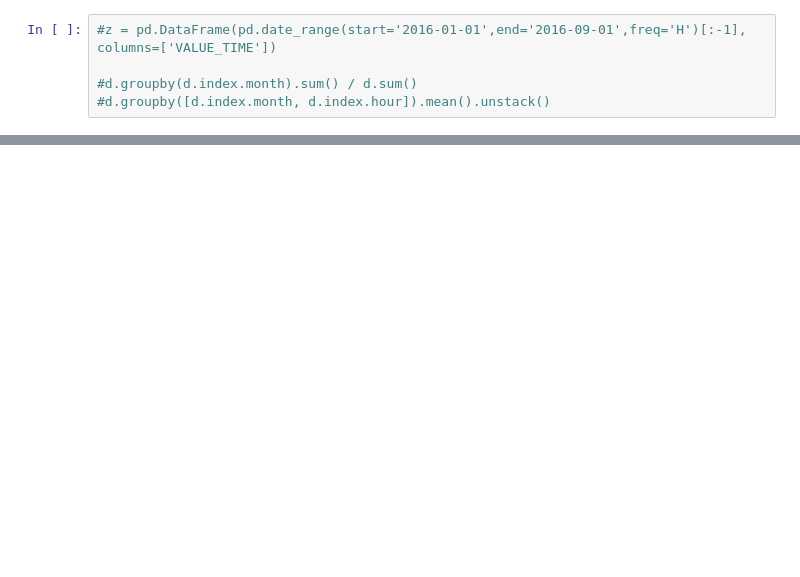
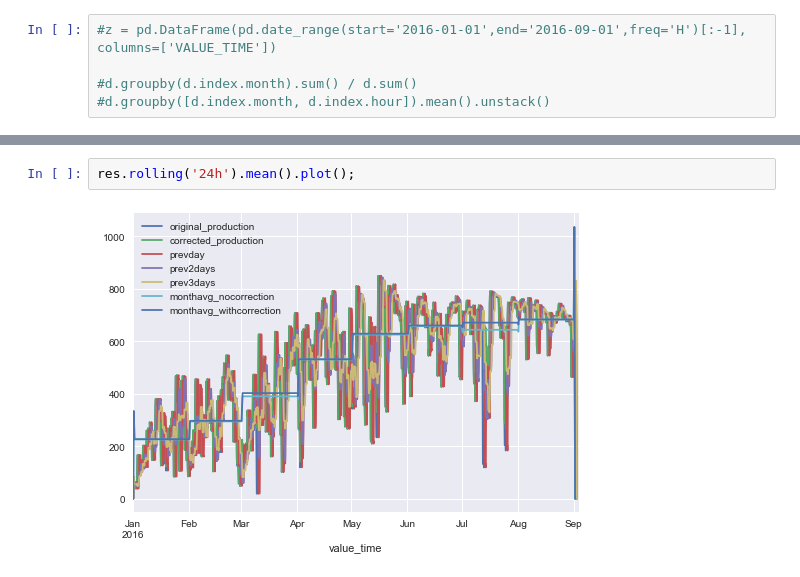
Before and after one commit to dragosbo/rapid, a Jupyter notebook: solar.ipynb, the cells around one changed output, grey strips where cells are left out. Saved outputs shown, nothing was run; the diff lists cells and outputs as text; blank space fills up the shorter version.

```diff
--- a/solar.ipynb
+++ b/solar.ipynb
@@ -73,0 +123,4 @@ compare_forecasts(d).to_clipboard()
+# %%
+res.rolling('24h').mean().plot();
+# %% [output]
+[figure, added]
```
Also changed, not shown: parts of 14 cells of this notebook.
